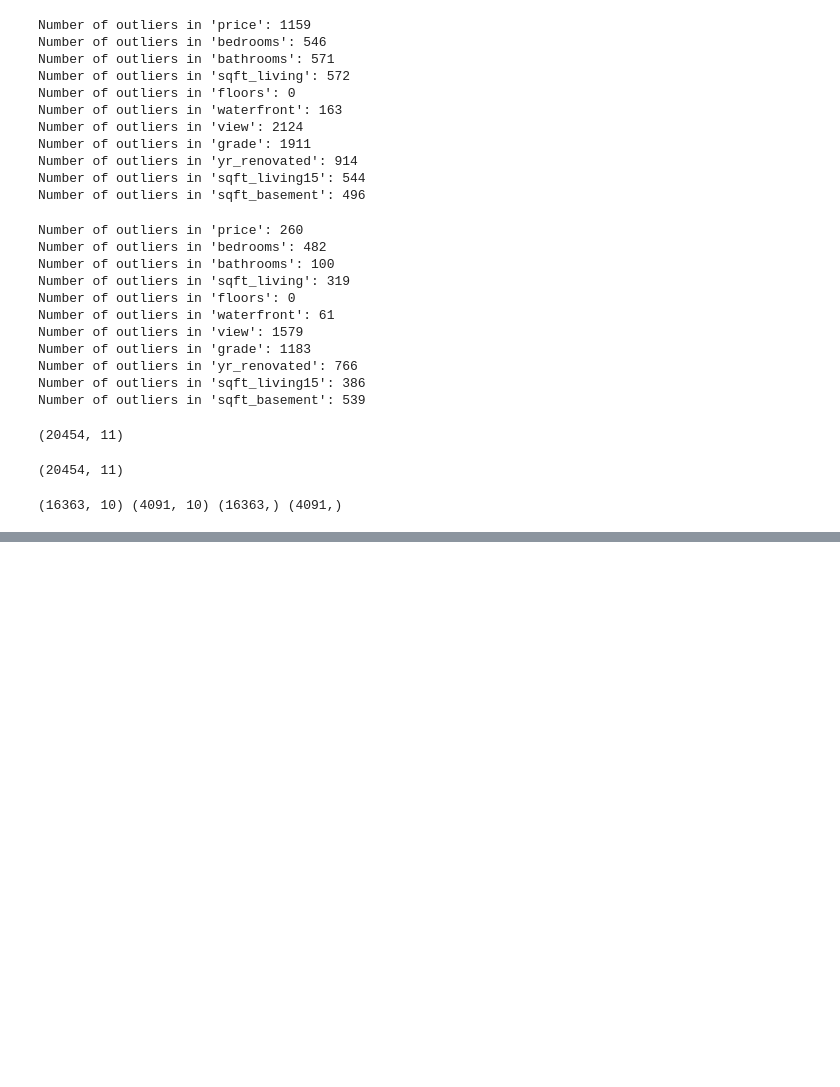
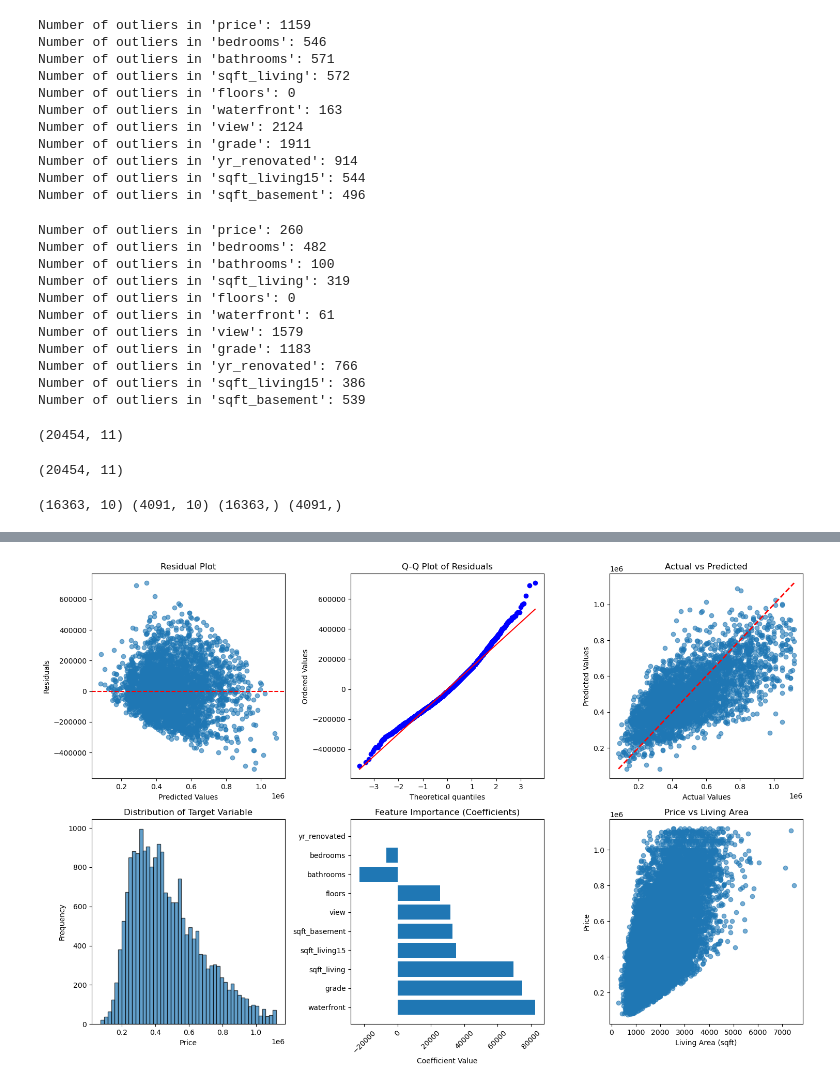
Before and after one commit to Ali-Ashraf-510/Linear-Regression-Model-house-predict-, a Jupyter notebook: notebook.ipynb, the cells around one changed output, grey strips where cells are left out. Cells and saved outputs as stored; diff of their text form; code cells hidden in the pictures; blank space fills up the shorter version.

Commit message:
Implement code changes to enhance functionality and improve performance

```diff
--- a/notebook.ipynb
+++ b/notebook.ipynb
@@ -364,8 +344,7 @@ print(X_train.shape, X_test.shape, y_train.shape, y_test.shape)
 # %% [output]
 (16363, 10) (4091, 10) (16363,) (4091,)
 # %%
-# create and train the model function
-def TrainModel(X_train, y_train):
-    model = LinearRegression()
-    model.fit(X_train, y_train)
-    return model
+# create and train the model
+model = LinearRegression()
+model.fit(X_train, y_train)
+y_pred = model.predict(X_test)
@@ -371,0 +382,78 @@ def TrainModel(X_train, y_train):
+# %%
+# Let's analyze why R² is 0.48 - checking data loss and feature relationships
+
+# 1. Check original vs cleaned dataset size
+original_path = r"E:\Code\AI\Eman Raslan\Linear Regression\kc_house_data.csv"
+original_df = pd.read_csv(original_path)
+print(f"Original dataset size: {original_df.shape}")
+print(f"Current dataset size: {df.shape}")
+print(f"Data loss: {((original_df.shape[0] - df.shape[0]) / original_df.shape[0] * 100):.1f}%")
+print()
+
+# 2. Check feature correlations with price
+price_correlations = df.corr()['price'].sort_values(key=abs, ascending=False)
+print("Feature correlations with price:")
+print(price_correlations)
+print()
+
+# 3. Check if linear assumptions are met
+plt.figure(figsize=(15, 10))
+
+# Residual plots
+plt.subplot(2, 3, 1)
+residuals = y_test - y_pred
+plt.scatter(y_pred, residuals, alpha=0.6)
+plt.axhline(y=0, color='r', linestyle='--')
+plt.xlabel('Predicted Values')
+plt.ylabel('Residuals')
+plt.title('Residual Plot')
+
+# Q-Q plot for residuals normality
+from scipy import stats
+plt.subplot(2, 3, 2)
+stats.probplot(residuals, dist="norm", plot=plt)
+plt.title('Q-Q Plot of Residuals')
+
+# Actual vs Predicted
+plt.subplot(2, 3, 3)
+plt.scatter(y_test, y_pred, alpha=0.6)
+plt.plot([y_test.min(), y_test.max()], [y_test.min(), y_test.max()], 'r--', lw=2)
+plt.xlabel('Actual Values')
+plt.ylabel('Predicted Values')
+plt.title('Actual vs Predicted')
+
+# Distribution of target variable
+plt.subplot(2, 3, 4)
+plt.hist(df['price'], bins=50, alpha=0.7, edgecolor='black')
+plt.xlabel('Price')
+plt.ylabel('Frequency')
+plt.title('Distribution of Target Variable')
+
+# Feature importance (coefficients)
+feature_names = ['bedrooms', 'bathrooms', 'sqft_living', 'floors', 'waterfront',
+                'view', 'grade', 'yr_renovated', 'sqft_living15', 'sqft_basement']
+coefficients = model.coef_
+importance_df = pd.DataFrame({
+    'feature': feature_names,
+    'coefficient': coefficients,
+    'abs_coefficient': np.abs(coefficients)
+}).sort_values('abs_coefficient', ascending=False)
+
+plt.subplot(2, 3, 5)
+plt.barh(importance_df['feature'], importance_df['coefficient'])
+plt.xlabel('Coefficient Value')
+plt.title('Feature Importance (Coefficients)')
+plt.xticks(rotation=45)
+
+plt.subplot(2, 3, 6)
+plt.scatter(df['sqft_living'], df['price'], alpha=0.6)
+plt.xlabel('Living Area (sqft)')
+plt.ylabel('Price')
+plt.title('Price vs Living Area')
+
+plt.tight_layout()
+plt.show()
+
+print("\nTop 5 most important features:")
+print(importance_df.head())
+# %% [output]
@@ -371,0 +477 @@ def TrainModel(X_train, y_train):
+[figure, added]
```
Also changed, not shown: parts of 12 cells of this notebook.
